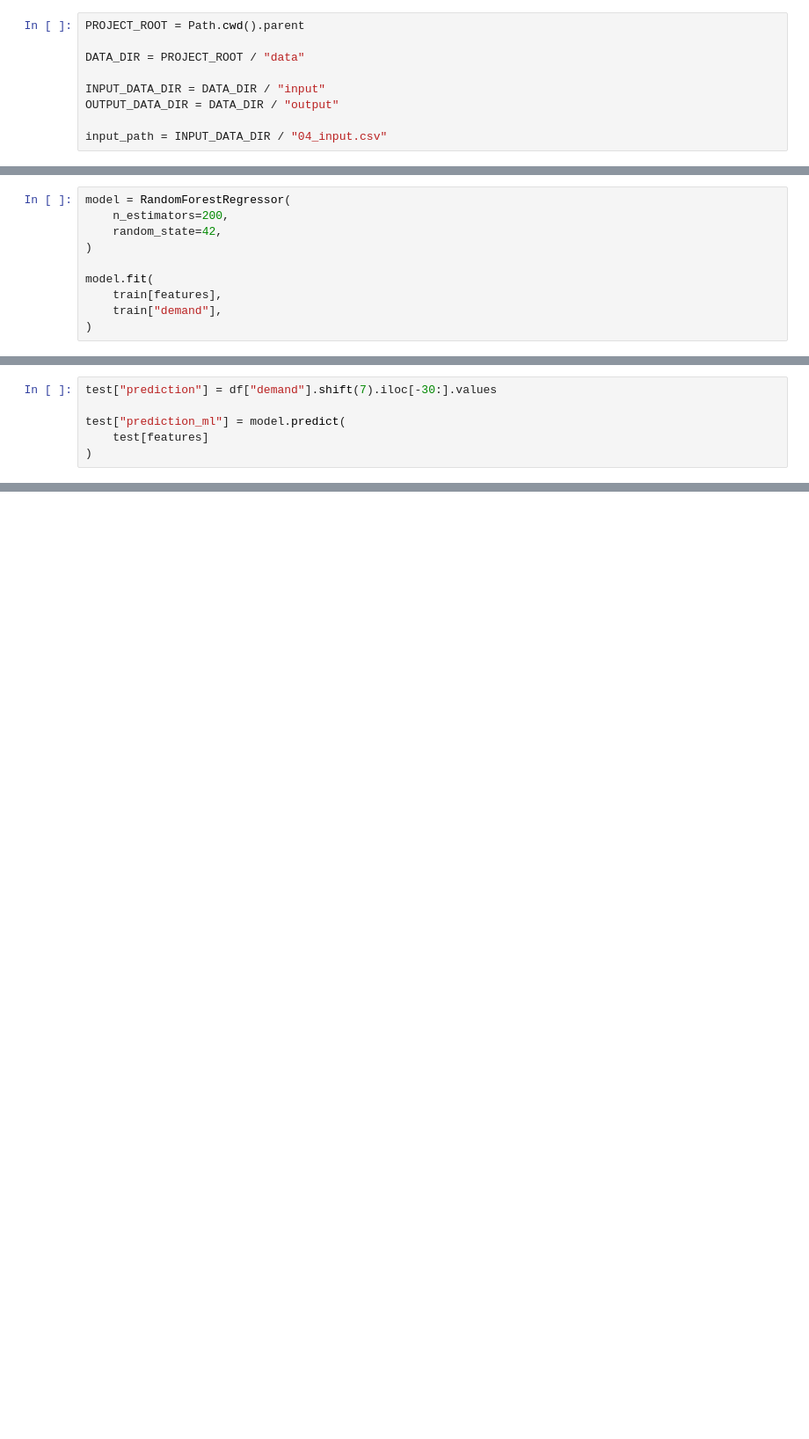
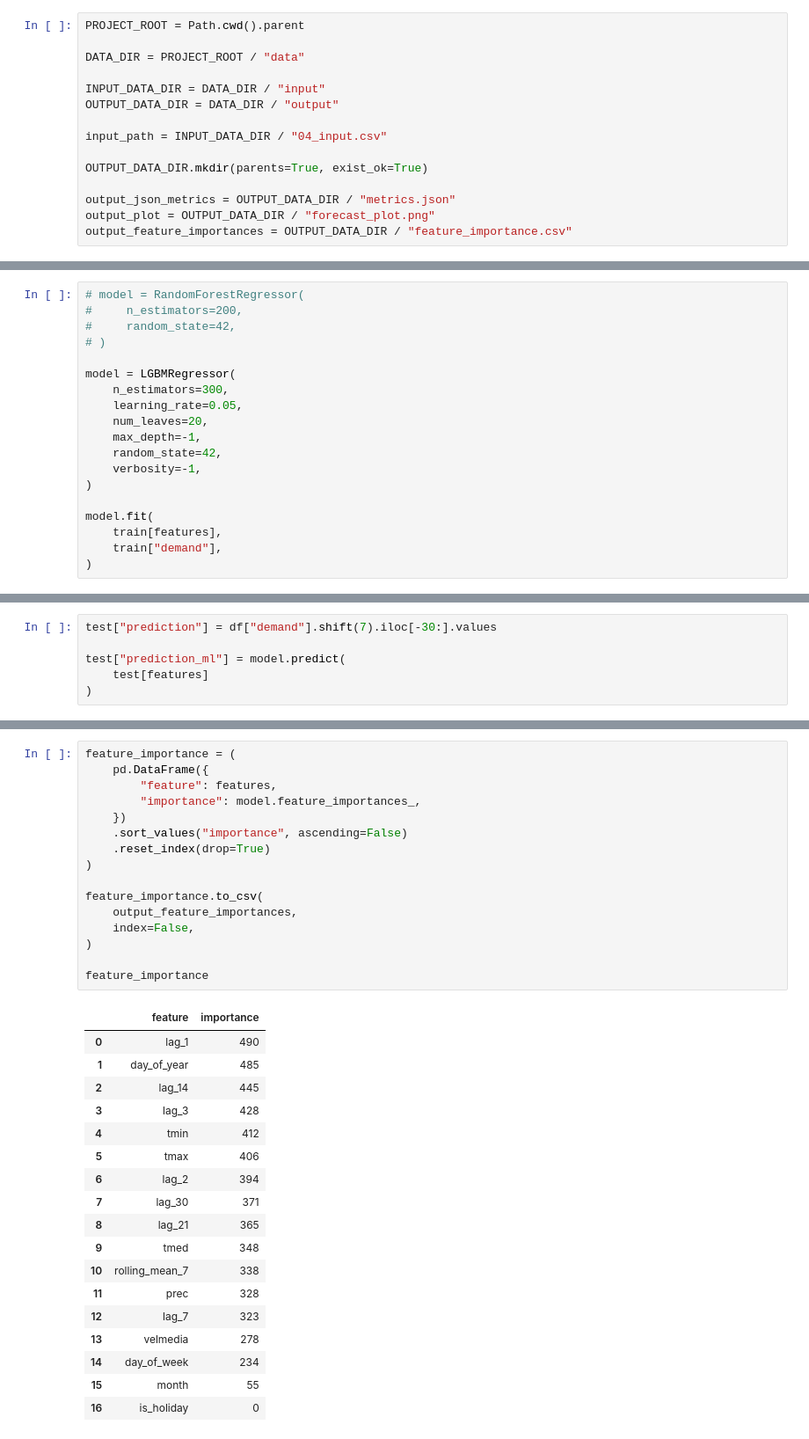
Before and after one commit to juanortiz-p/madrid-electricity-demand-forecasting, a Jupyter notebook: 05_forecast.ipynb, the cells around one changed output, grey strips where cells are left out. Shown at 88% size. Drawn from its saved outputs; the diff is of its cells as text; blank space fills up the shorter version.

```diff
--- a/05_forecast.ipynb
+++ b/05_forecast.ipynb
@@ -19,6 +21,12 @@ INPUT_DATA_DIR = DATA_DIR / "input"
 OUTPUT_DATA_DIR = DATA_DIR / "output"
 
 input_path = INPUT_DATA_DIR / "04_input.csv"
+
+OUTPUT_DATA_DIR.mkdir(parents=True, exist_ok=True)
+
+output_json_metrics = OUTPUT_DATA_DIR / "metrics.json"
+output_plot = OUTPUT_DATA_DIR / "forecast_plot.png"
+output_feature_importances = OUTPUT_DATA_DIR / "feature_importance.csv"
 # %% [markdown]
 # Read Data
 # %%
@@ -68,9 +76,18 @@ features = [
     "rolling_mean_7",
 ]
 # %%
-model = RandomForestRegressor(
-    n_estimators=200,
+# model = RandomForestRegressor(
+#     n_estimators=200,
+#     random_state=42,
+# )
+
+model = LGBMRegressor(
+    n_estimators=300,
+    learning_rate=0.05,
+    num_leaves=20,
+    max_depth=-1,
     random_state=42,
+    verbosity=-1,
 )
 
 model.fit(
@@ -159,0 +157,35 @@ dtype: float64
+# %%
+feature_importance = (
+    pd.DataFrame({
+        "feature": features,
+        "importance": model.feature_importances_,
+    })
+    .sort_values("importance", ascending=False)
+    .reset_index(drop=True)
+)
+
+feature_importance.to_csv(
+    output_feature_importances,
+    index=False,
+)
+
+feature_importance
+# %% [output]
+|  | feature | importance |
+| 0 | lag_1 | 490 |
+| 1 | day_of_year | 485 |
+| 2 | lag_14 | 445 |
+| 3 | lag_3 | 428 |
+| 4 | tmin | 412 |
+| 5 | tmax | 406 |
+| 6 | lag_2 | 394 |
+| 7 | lag_30 | 371 |
+| 8 | lag_21 | 365 |
+| 9 | tmed | 348 |
+| 10 | rolling_mean_7 | 338 |
+| 11 | prec | 328 |
+| 12 | lag_7 | 323 |
+| 13 | velmedia | 278 |
+| 14 | day_of_week | 234 |
+| 15 | month | 55 |
+| 16 | is_holiday | 0 |
```
Also changed, not shown: parts of 6 cells of this notebook, 6 other files.
